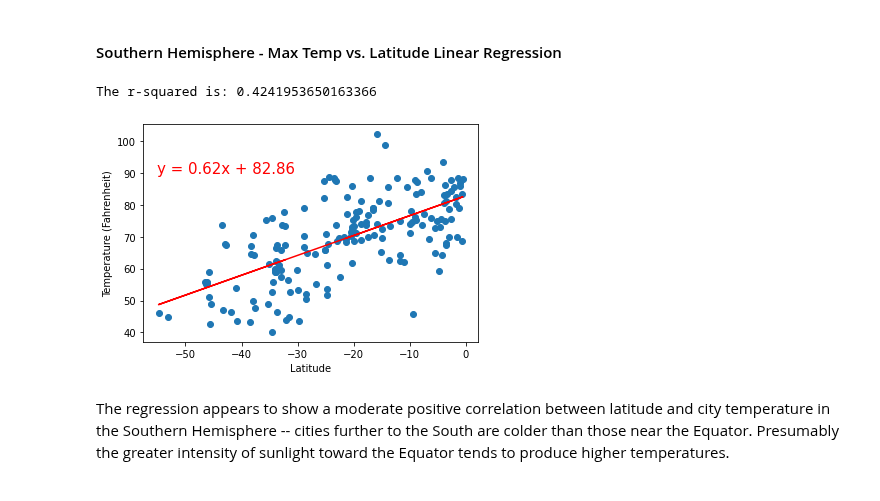
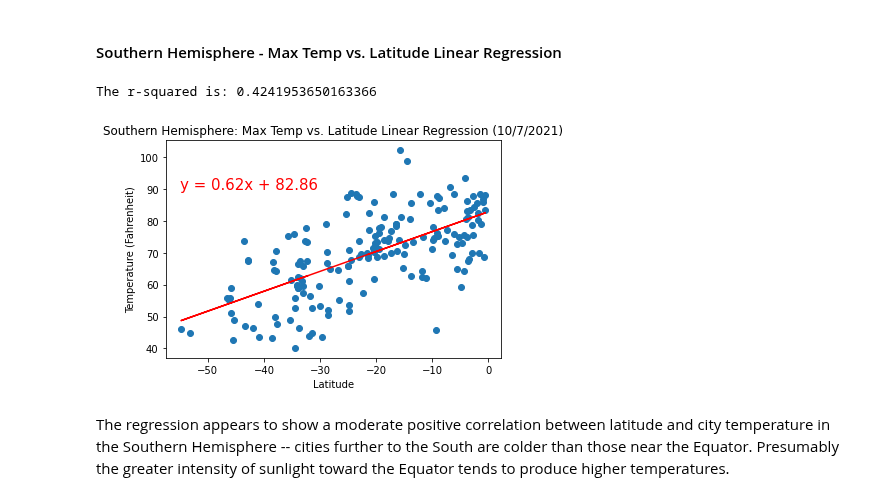
Before and after one commit to eldridgesje/python-api-challenge, a Jupyter notebook: WeatherPy.ipynb, the cells around one changed output. Drawn from its saved outputs; the diff is of its cells as text; code cells hidden in the pictures.

```diff
--- a/WeatherPy.ipynb
+++ b/WeatherPy.ipynb
@@ -334,22 +335,23 @@ The regression appears to show a strong negative correlation between latitude an
 # %%
 #Perform the regression
 x_values = southernData['Lat']
 y_values = southernData['Max Temp']
 (slope, intercept, rvalue, pvalue, stderr) = linregress(x_values, y_values)
 regress_values = x_values * slope + intercept
 line_eq = "y = " + str(round(slope,2)) + "x + " + str(round(intercept,2))
 
 #Plot the data and regression line
 plt.scatter(x_values,y_values)
 plt.plot(x_values,regress_values,"r-")
 plt.annotate(line_eq,(-55,90),fontsize=15,color="red")
+plt.title("Southern Hemisphere: Max Temp vs. Latitude Linear Regression (10/7/2021)")
 plt.xlabel('Latitude')
 plt.ylabel('Temperature (Fahrenheit)')
 print(f"The r-squared is: {rvalue**2}")
 plt.show()
 # %% [output]
 The r-squared is: 0.4241953650163366
-[figure, old version]
+[figure, new version]
 # %% [markdown]
 The regression appears to show a moderate positive correlation between latitude and city temperature in the Southern Hemisphere -- cities further to the South are colder than those near the Equator. Presumably the greater intensity of sunlight toward the Equator tends to produce higher temperatures.
 # %% [markdown]
```
Also changed, not shown: parts of 15 cells of this notebook, 6 other files.
